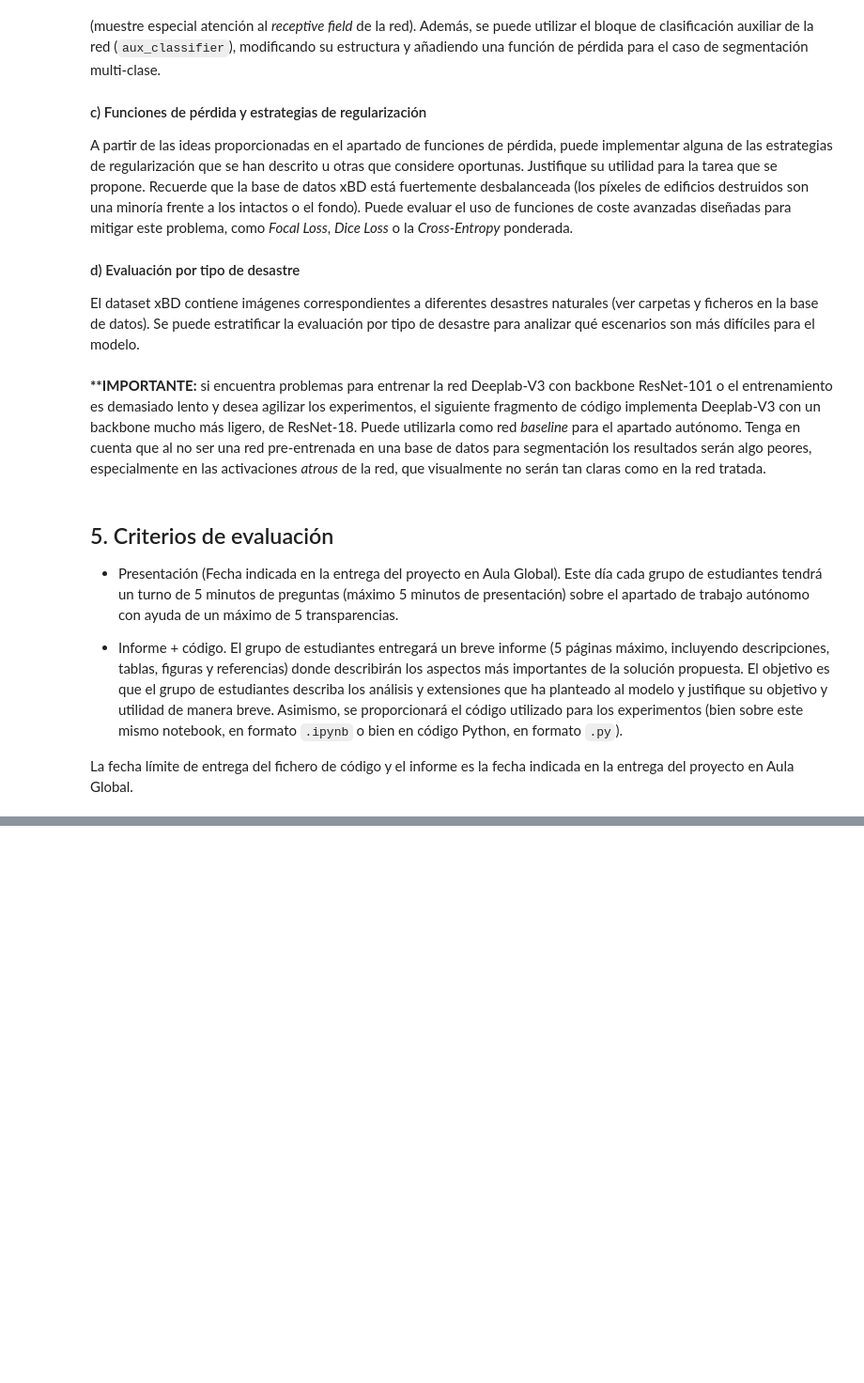
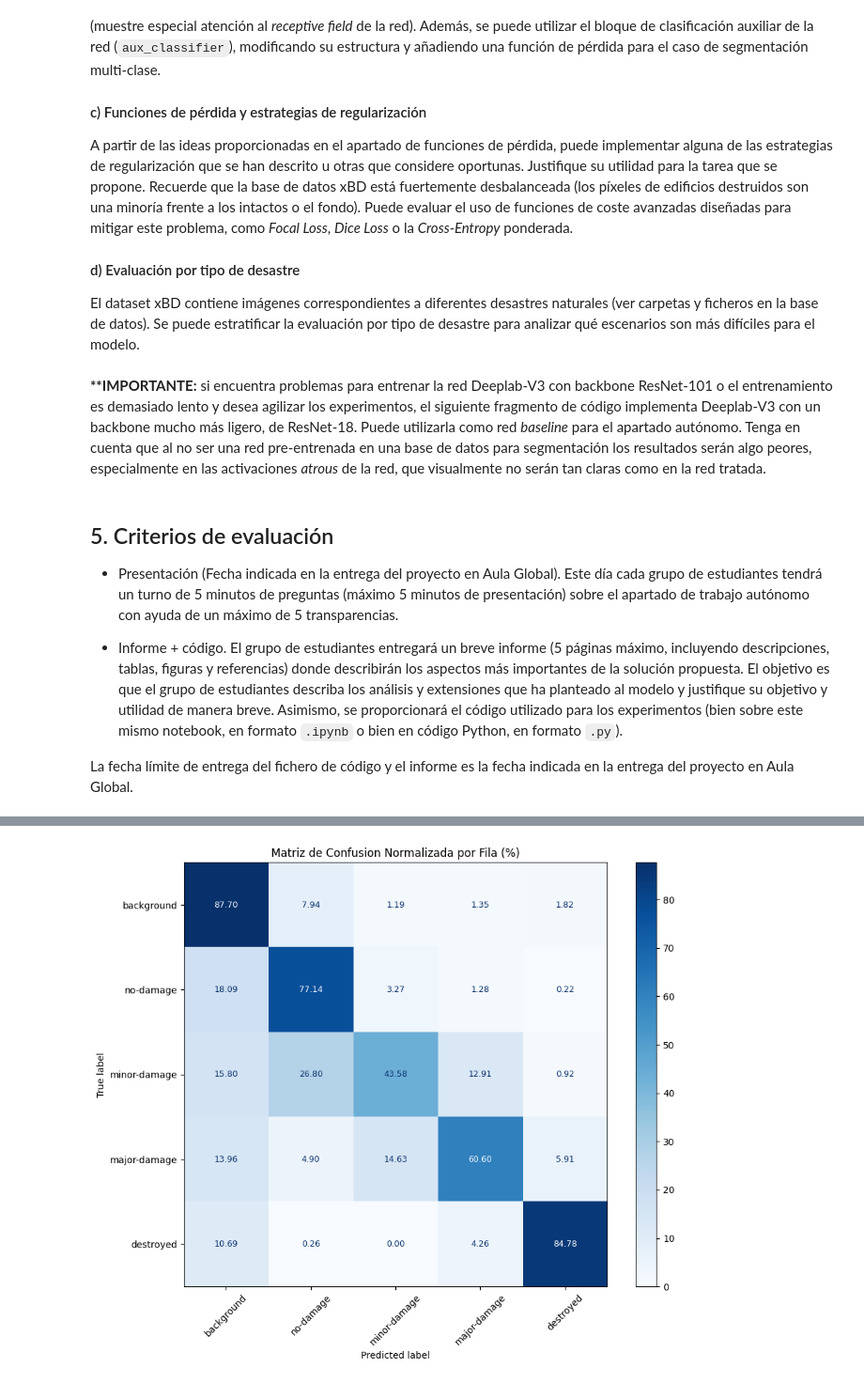
Before and after one commit to 100495891/apai-pr2a-xbd, a Jupyter notebook: APAI_Pr2A_ImageSegmentation_2025_2026.ipynb, the cells around one changed output, grey strips where cells are left out. Shown at 94% size. Drawn from its saved outputs; the diff is of its cells as text; code cells hidden in the pictures; blank space fills up the shorter version.

```diff
--- a/APAI_Pr2A_ImageSegmentation_2025_2026.ipynb
+++ b/APAI_Pr2A_ImageSegmentation_2025_2026.ipynb
@@ -1578,0 +1647,82 @@ La fecha límite de entrega del fichero de código y el informe es la fecha indi
+# %%
+import gc
+from sklearn.metrics import jaccard_score
+
+# ─── Config ablación (overrides del baseline) ─────────────────────────────────
+ABL_IMG_SIZE   = 128       # protocolo del README
+ABL_BATCH      = 4         # protocolo del README
+ABL_EPOCHS     = 5
+ABL_BASE_DIR   = "/kaggle/working/results_m2"
+os.makedirs(ABL_BASE_DIR, exist_ok=True)
+
+# IMPORTANTE: si tu img_size del baseline ya es 128, puedes saltar la
+# reconstrucción de dataloaders. Si era 256, vuelve a construir
+# dataloaders_abl con patch_size=128 para esta ablación.
+# Yo asumo que reusas tus dataloaders actuales:
+dataloaders_abl = dataloaders   # cambia a la versión 128 si la creaste aparte
+
+# ─── Resultados ───────────────────────────────────────────────────────────────
+m2_results = {}
+for cfg_name in ["combo"]:
+    cfg = LOSS_CONFIGS[cfg_name]
+    cfg_dir = os.path.join(ABL_BASE_DIR, cfg_name)
+    os.makedirs(cfg_dir, exist_ok=True)
+
+    # ── Reproducibilidad: re-fijar semillas en CADA config ────────────────
+    random.seed(manualSeed)
+    np.random.seed(manualSeed)
+    torch.manual_seed(manualSeed)
+    torch.cuda.manual_seed_all(manualSeed)
+
+    # ── Modelo fresco ─────────────────────────────────────────────────────
+    model = get_deeplabv3_xbd(num_classes)
+    model.to(device)
+
+    # ── Loss según config ─────────────────────────────────────────────────
+    criterion = cfg["loss_factory"]()
+
+    # ── Optimizer + scheduler (idénticos para todas las configs) ──────────
+    params_backbone   = [p for p in model.backbone.parameters()   if p.requires_grad]
+    params_classifier = [p for p in model.classifier.parameters() if p.requires_grad]
+    optimizer = torch.optim.AdamW([
+        {"params": params_backbone,   "lr": 5e-5},
+        {"params": params_classifier, "lr": 5e-4},
+    ], weight_decay=1e-4)
+    lr_scheduler = torch.optim.lr_scheduler.CosineAnnealingLR(
+        optimizer, T_max=ABL_EPOCHS, eta_min=1e-6)
+
+    metrics = {"jaccard_score": jaccard_score}
+
+    # ── Entrenar ──────────────────────────────────────────────────────────
+    trained = train_model_xbd(
+        model, criterion, dataloaders_abl, device,
+        optimizer, lr_scheduler, metrics=metrics,
+        bpath=cfg_dir, model_name=f"deeplabv3_{cfg_name}",
+        num_classes=num_classes, num_epochs=ABL_EPOCHS,
+        use_aux=False,
+    )
+
+    # ── Evaluar en val (lo usamos como test) ──────────────────────────────
+    dataloaders_abl["Test"] = dataloaders_abl["Val"]
+    cm, iou_per_class = test_segmentation_model_xbd(
+        trained, dataloaders_abl, device, num_classes, class_names,
+        cfg_dir, SAVE_OPT=False,           # no guardes 345 PNGs por config
+        batch_size=batchsize_test,
+        stats=IMAGENET_STATS,
+    )
+
+    m2_results[cfg_name] = {
+        "description":   cfg["description"],
+        "iou_per_class": iou_per_class,           # array (4,) — clases 1..4
+        "miou_fg":       float(np.mean(iou_per_class)),
+        "cm":            cm,
+    }
+    print(f"\n>>> {cfg_name}: mIoU foreground = {m2_results[cfg_name]['miou_fg']:.4f}")
+
+    # ── Limpieza de memoria GPU ───────────────────────────────────────────
+    del model, trained, optimizer, lr_scheduler, criterion
+    gc.collect()
+    torch.cuda.empty_cache()
+
+print("\n\nAblación M2 completada.")
+# %% [output]
@@ -1578,0 +1772 @@ La fecha límite de entrega del fichero de código y el informe es la fecha indi
+[figure, added]
```
Also changed, not shown: parts of 10 cells of this notebook.
